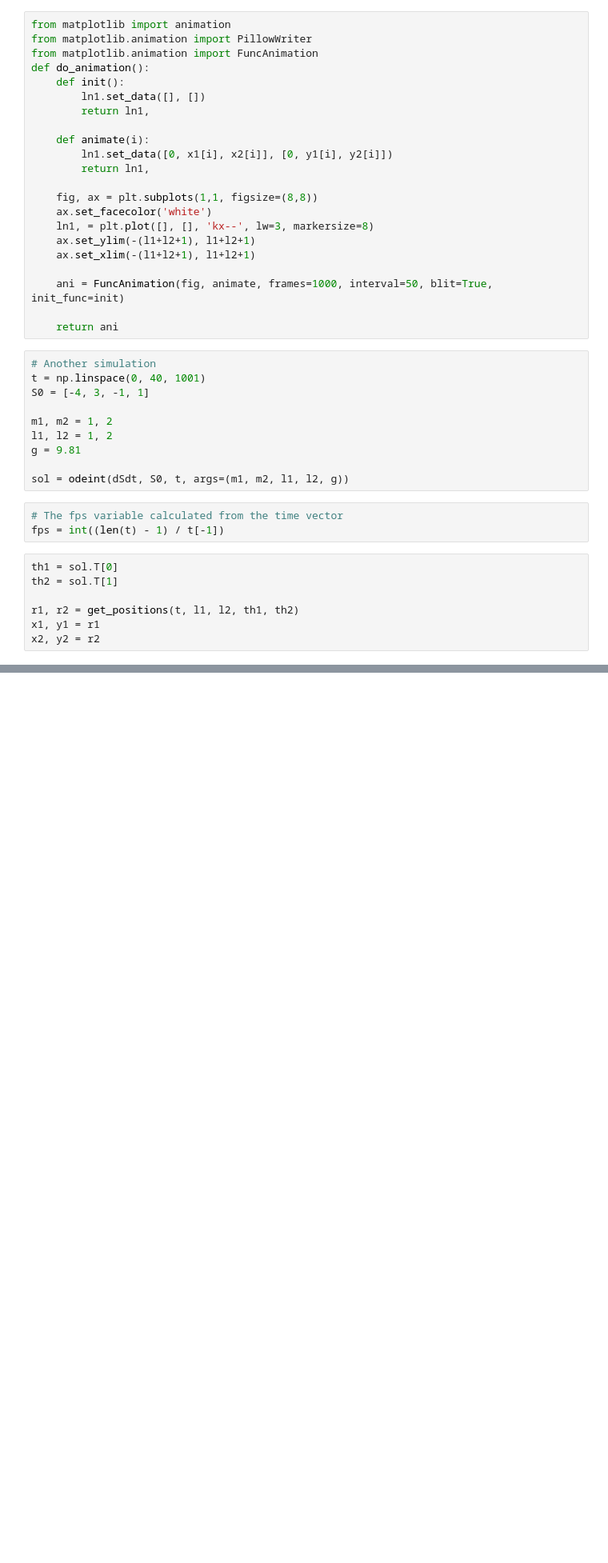
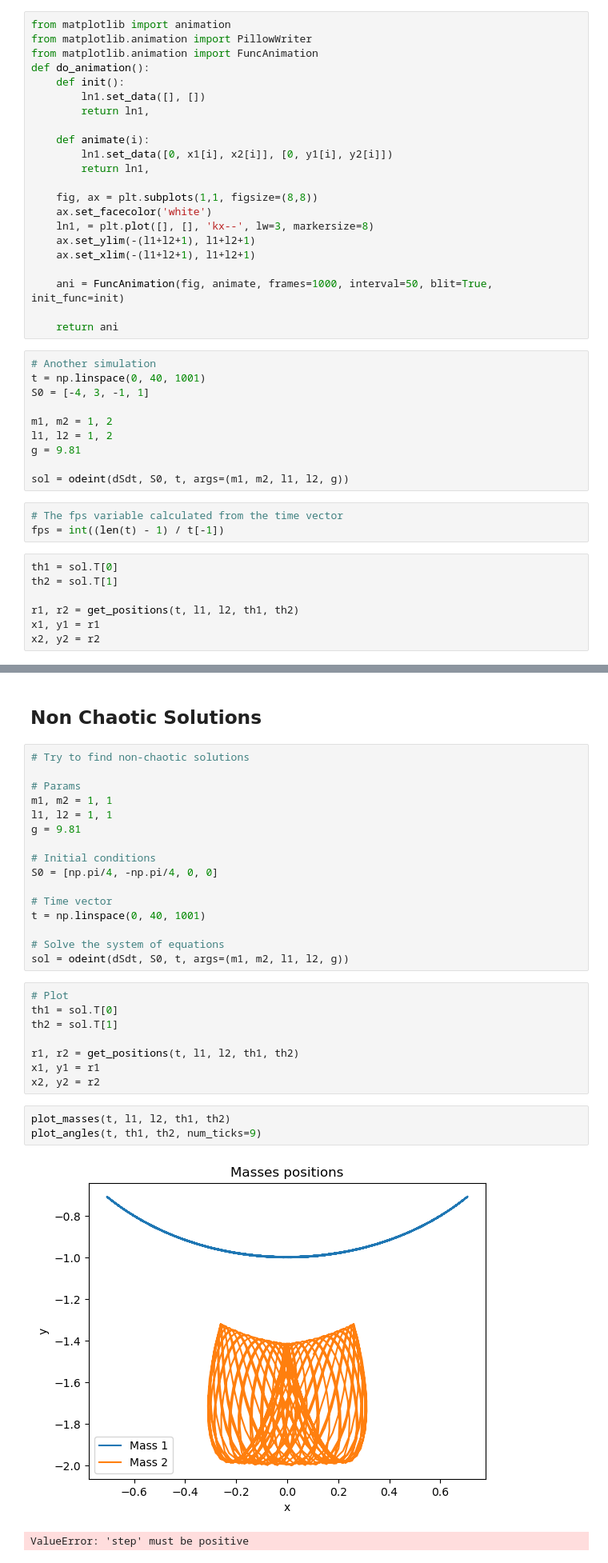
Before and after one commit to MrIsCM/Physics_Simulations, a Jupyter notebook: Pendulums/double_pendulum_lagrangian.ipynb, the cells around one changed output, grey strips where cells are left out. Shown: that part at 80% size. Saved outputs shown, nothing was run; the diff lists cells and outputs as text; blank space fills up the shorter version.

```diff
--- a/Pendulums/double_pendulum_lagrangian.ipynb
+++ b/Pendulums/double_pendulum_lagrangian.ipynb
@@ -292,0 +299,32 @@ plot_angles(t, th1, th2, num_ticks=9)
+# %% [markdown]
+## Non Chaotic Solutions
+# %%
+# Try to find non-chaotic solutions
+
+# Params
+m1, m2 = 1, 1
+l1, l2 = 1, 1
+g = 9.81
+
+# Initial conditions
+S0 = [np.pi/4, -np.pi/4, 0, 0]
+
+# Time vector
+t = np.linspace(0, 40, 1001)
+
+# Solve the system of equations
+sol = odeint(dSdt, S0, t, args=(m1, m2, l1, l2, g))
+# %%
+# Plot
+th1 = sol.T[0]
+th2 = sol.T[1]
+
+r1, r2 = get_positions(t, l1, l2, th1, th2)
+x1, y1 = r1
+x2, y2 = r2
+# %%
+plot_masses(t, l1, l2, th1, th2)
+plot_angles(t, th1, th2, num_ticks=9)
+# %% [output]
+[figure, added]
+ValueError: 'step' must be positive
```
Also changed, not shown: parts of 5 cells of this notebook.
